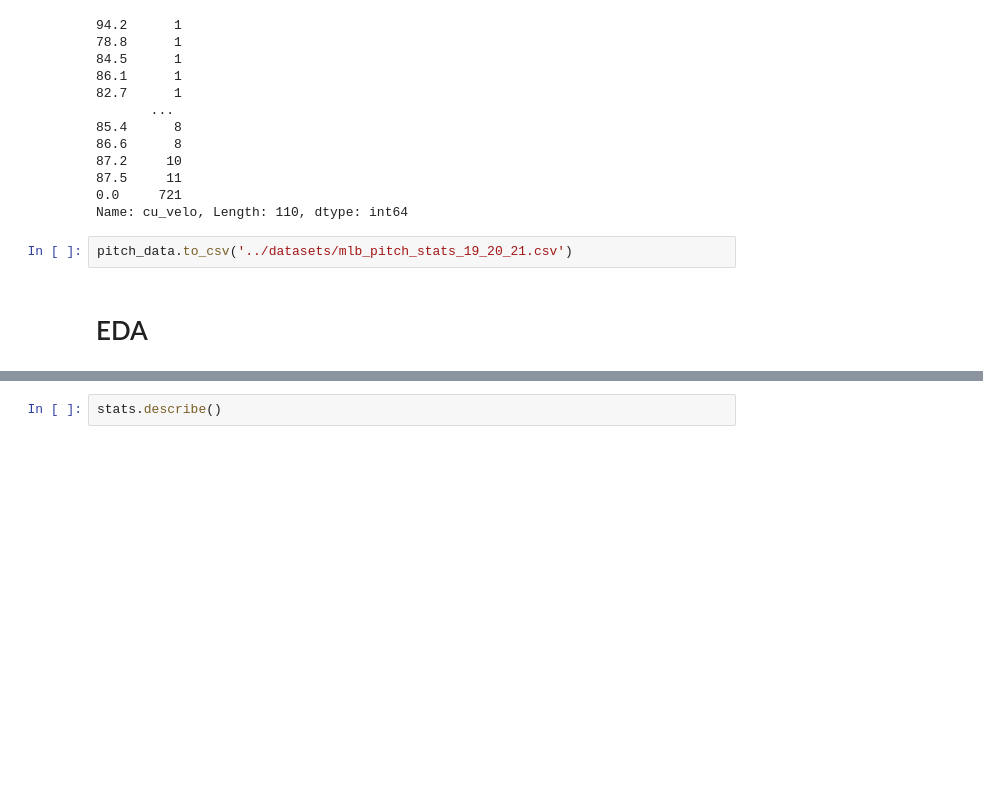
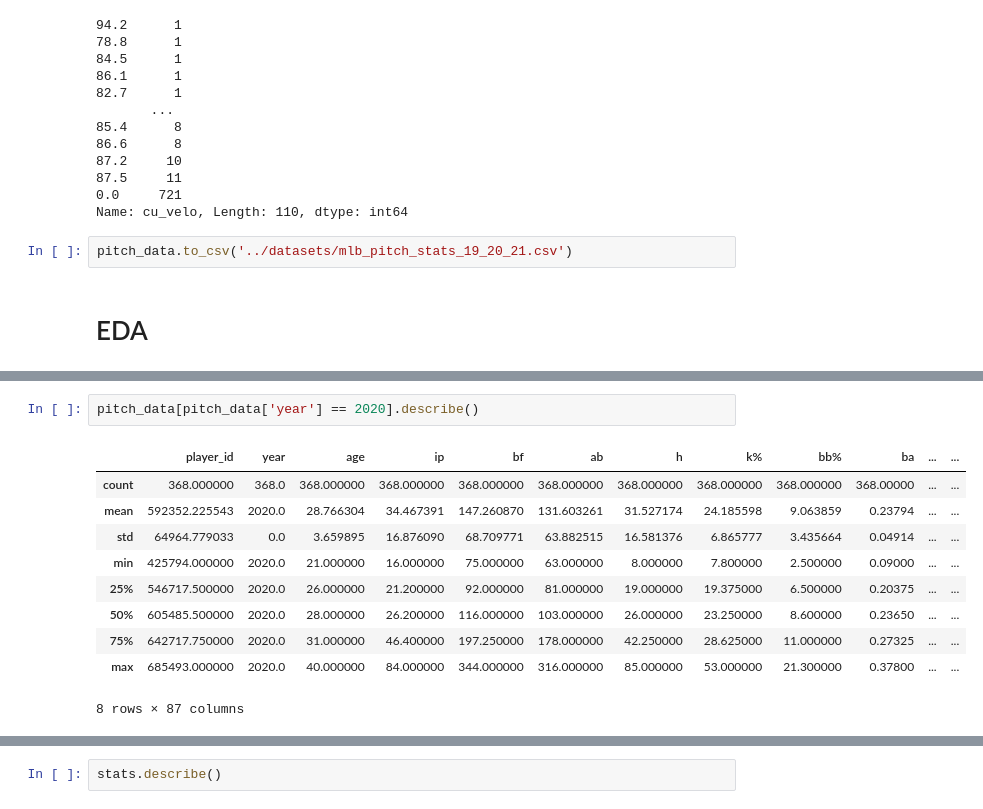
Before and after one commit to anthonyzurke/sabermetrics, a Jupyter notebook: code/pitch-cleaning-eda.ipynb, the cells around one changed output, grey strips where cells are left out. Cells and saved outputs as stored; diff of their text form; blank space fills up the shorter version.

```diff
--- a/code/pitch-data.ipynb
+++ b/code/pitch-cleaning-eda.ipynb
@@ -166,0 +189,13 @@ pitch_data.to_csv('../datasets/mlb_pitch_stats_19_20_21.csv')
+# %%
+pitch_data[pitch_data['year'] == 2020].describe()
+# %% [output]
+|  | player_id | year | age | ip | bf | ab | h | k% | bb% | ba | ... | ... |
+| count | 368.000000 | 368.0 | 368.000000 | 368.000000 | 368.000000 | 368.000000 | 368.000000 | 368.000000 | 368.000000 | 368.00000 | ... | ... |
+| mean | 592352.225543 | 2020.0 | 28.766304 | 34.467391 | 147.260870 | 131.603261 | 31.527174 | 24.185598 | 9.063859 | 0.23794 | ... | ... |
+| std | 64964.779033 | 0.0 | 3.659895 | 16.876090 | 68.709771 | 63.882515 | 16.581376 | 6.865777 | 3.435664 | 0.04914 | ... | ... |
+| min | 425794.000000 | 2020.0 | 21.000000 | 16.000000 | 75.000000 | 63.000000 | 8.000000 | 7.800000 | 2.500000 | 0.09000 | ... | ... |
+| 25% | 546717.500000 | 2020.0 | 26.000000 | 21.200000 | 92.000000 | 81.000000 | 19.000000 | 19.375000 | 6.500000 | 0.20375 | ... | ... |
+| 50% | 605485.500000 | 2020.0 | 28.000000 | 26.200000 | 116.000000 | 103.000000 | 26.000000 | 23.250000 | 8.600000 | 0.23650 | ... | ... |
+| 75% | 642717.750000 | 2020.0 | 31.000000 | 46.400000 | 197.250000 | 178.000000 | 42.250000 | 28.625000 | 11.000000 | 0.27325 | ... | ... |
+| max | 685493.000000 | 2020.0 | 40.000000 | 84.000000 | 344.000000 | 316.000000 | 85.000000 | 53.000000 | 21.300000 | 0.37800 | ... | ... |
+8 rows × 87 columns
```
Also changed, not shown: parts of 8 cells of this notebook, 2 other files.
